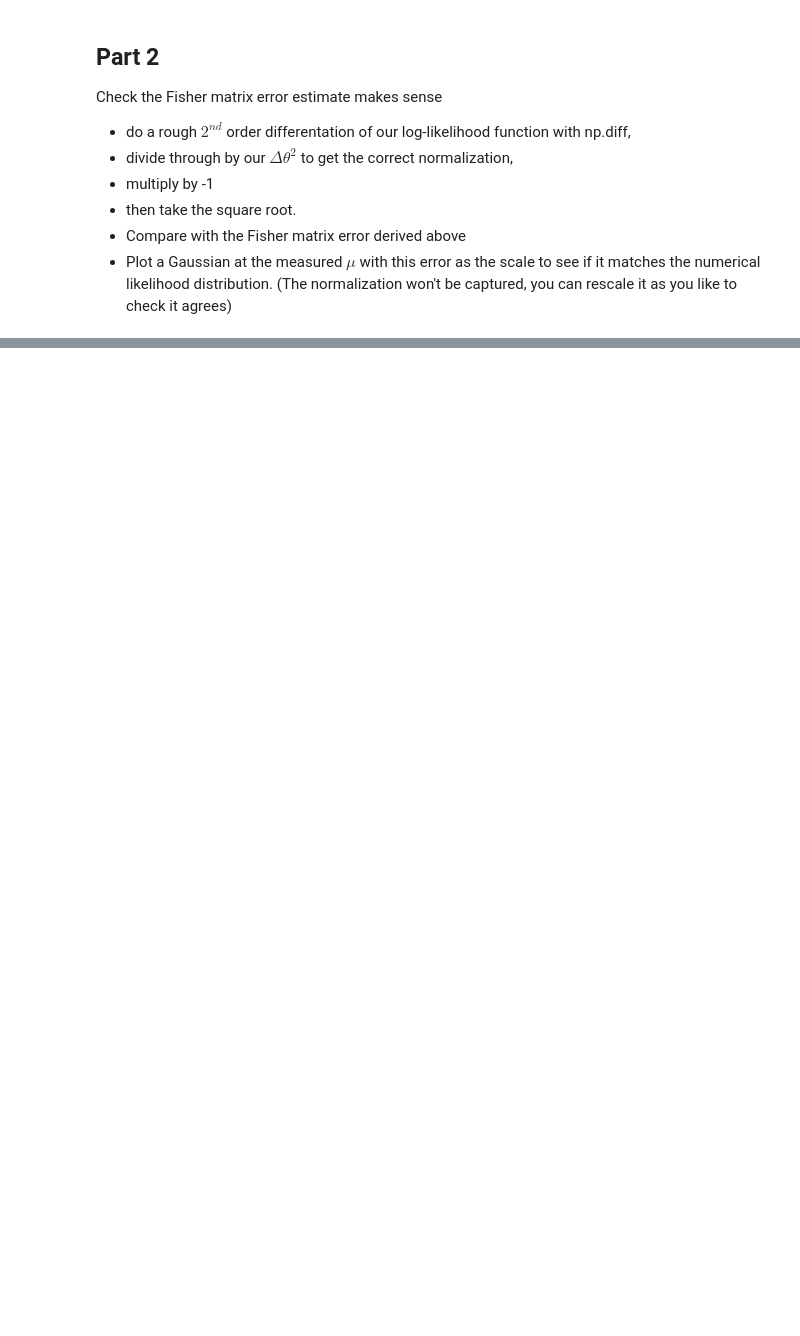
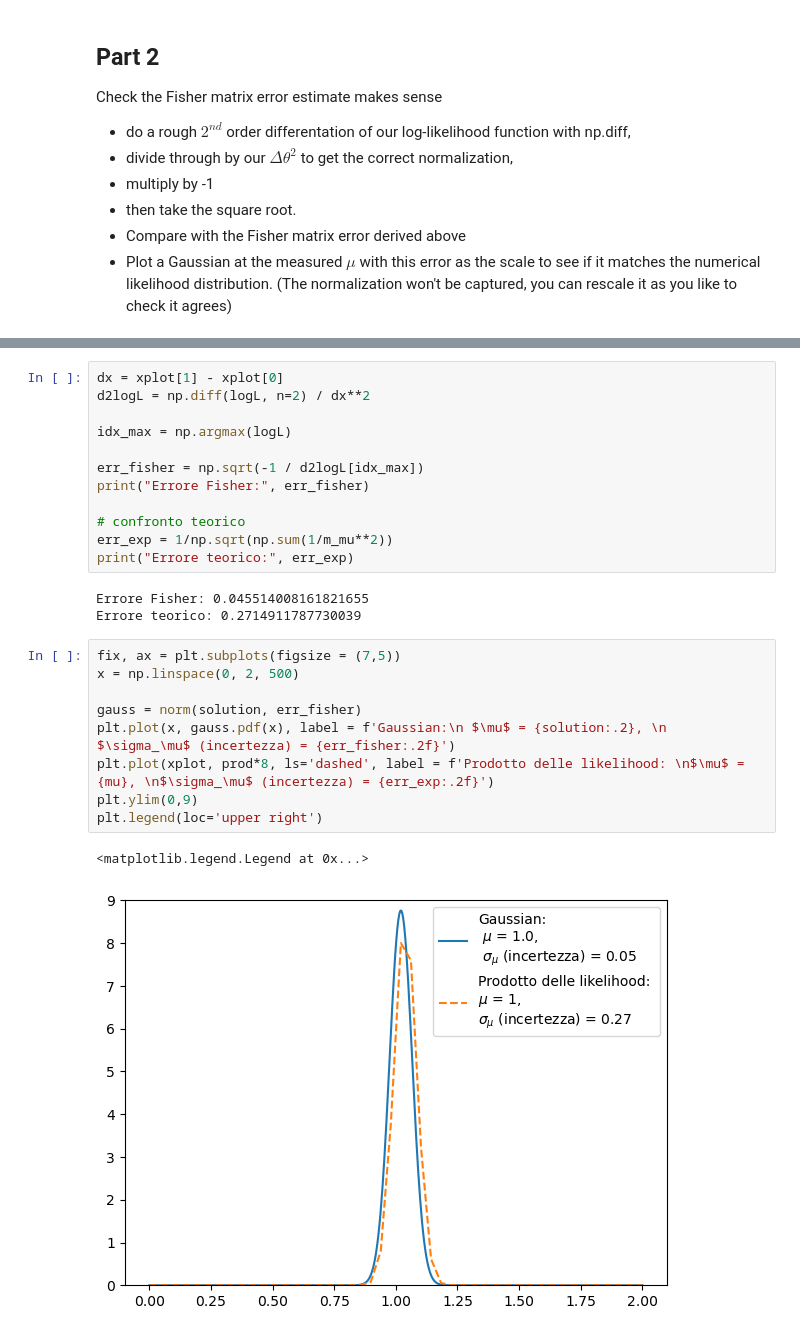
Before and after one commit to lsabatino03/astrostatistics_bicocca_2026, a Jupyter notebook: working/L05_star.ipynb, the cells around one changed output, grey strips where cells are left out. Drawn from its saved outputs; the diff is of its cells as text; blank space fills up the shorter version.

```diff
--- a/working/L05_star.ipynb
+++ b/working/L05_star.ipynb
@@ -101,0 +143,27 @@ plt.legend(loc='upper right')
+# %%
+dx = xplot[1] - xplot[0]
+d2logL = np.diff(logL, n=2) / dx**2
+
+idx_max = np.argmax(logL)
+
+err_fisher = np.sqrt(-1 / d2logL[idx_max])
+print("Errore Fisher:", err_fisher)
+
+# confronto teorico
+err_exp = 1/np.sqrt(np.sum(1/m_mu**2))
+print("Errore teorico:", err_exp)
+# %% [output]
+Errore Fisher: 0.045514008161821655
+Errore teorico: 0.2714911787730039
+# %%
+fix, ax = plt.subplots(figsize = (7,5))
+x = np.linspace(0, 2, 500)
+
+gauss = norm(solution, err_fisher)
+plt.plot(x, gauss.pdf(x), label = f'Gaussian:\n $\mu$ = {solution:.2}, \n $\sigma_\mu$ (incertezza) = {err_fisher:.2f}')
+plt.plot(xplot, prod*8, ls='dashed', label = f'Prodotto delle likelihood: \n$\mu$ = {mu}, \n$\sigma_\mu$ (incertezza) = {err_exp:.2f}')
+plt.ylim(0,9)
+plt.legend(loc='upper right')
+# %% [output]
+<matplotlib.legend.Legend at 0x...>
+[figure, added]
```
Also changed, not shown: parts of 5 cells of this notebook.
